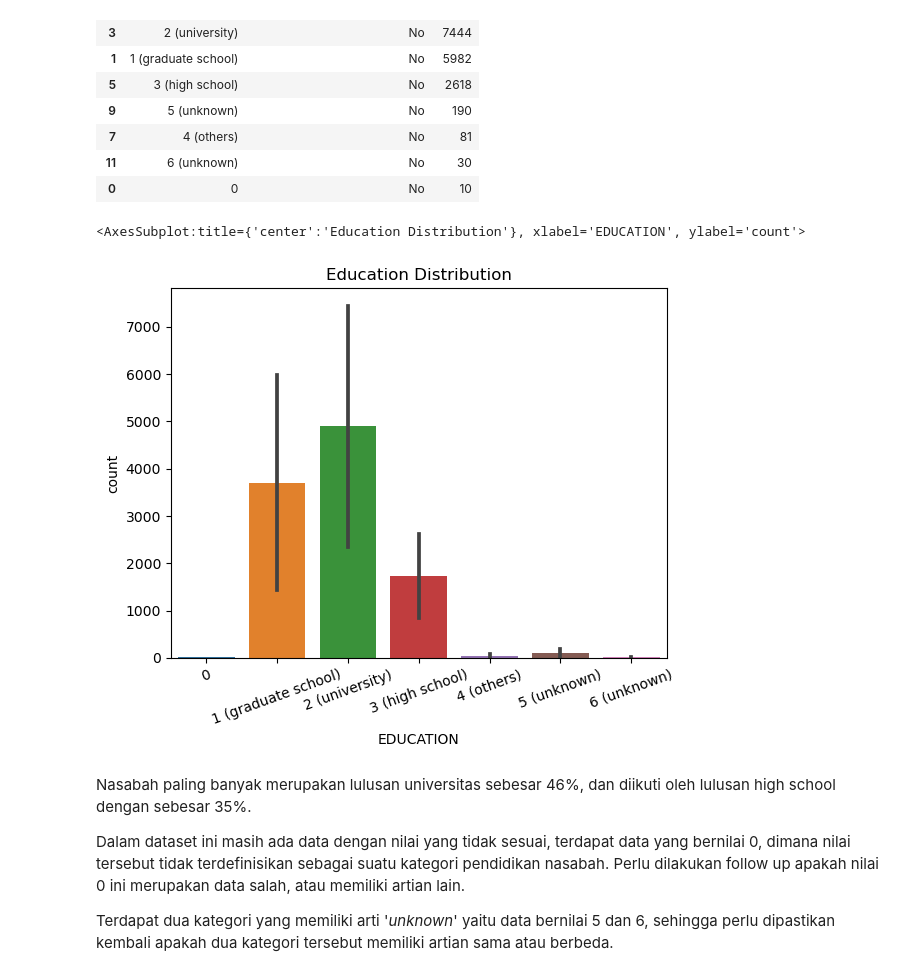
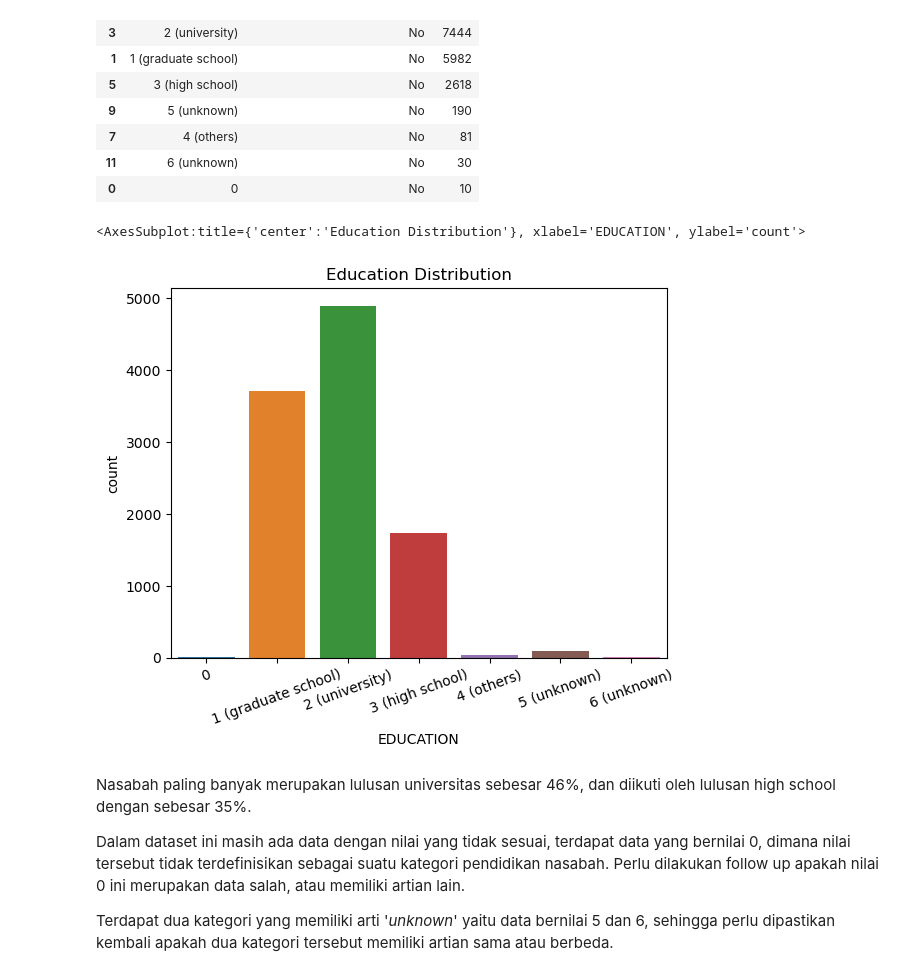
Before and after one commit to iqbalmudzakky/final_project, a Jupyter notebook: Stage_1_Data_Magician.ipynb, the cells around one changed output. Cells and saved outputs as stored; diff of their text form; code cells hidden in the pictures.

```diff
--- a/Stage_1_Data_Magician.ipynb
+++ b/Stage_1_Data_Magician.ipynb
@@ -260,13 +260,13 @@ edu_count.sort_values(['default_payment_next_month', 'count'], ascending = False
 | 11 | 6 (unknown) | No | 30 |
 | 0 | 0 | No | 10 |
 # %%
-edu_plot = sns.barplot(x = 'EDUCATION', y = 'count', data = edu_count)
+edu_plot = sns.barplot(x = 'EDUCATION', y = 'count', ci = False, data = edu_count)
 edu_plot.set_title('Education Distribution')
 edu_plot.set_xticklabels(edu_plot.get_xticklabels(), rotation=20)
 edu_plot
 # %% [output]
 <AxesSubplot:title={'center':'Education Distribution'}, xlabel='EDUCATION', ylabel='count'>
-[figure, old version]
+[figure, new version]
 # %% [markdown]
 Nasabah paling banyak merupakan lulusan universitas sebesar 46%, dan diikuti oleh lulusan high school dengan sebesar 35%.
 
```
Also changed, not shown: 1 other file.
